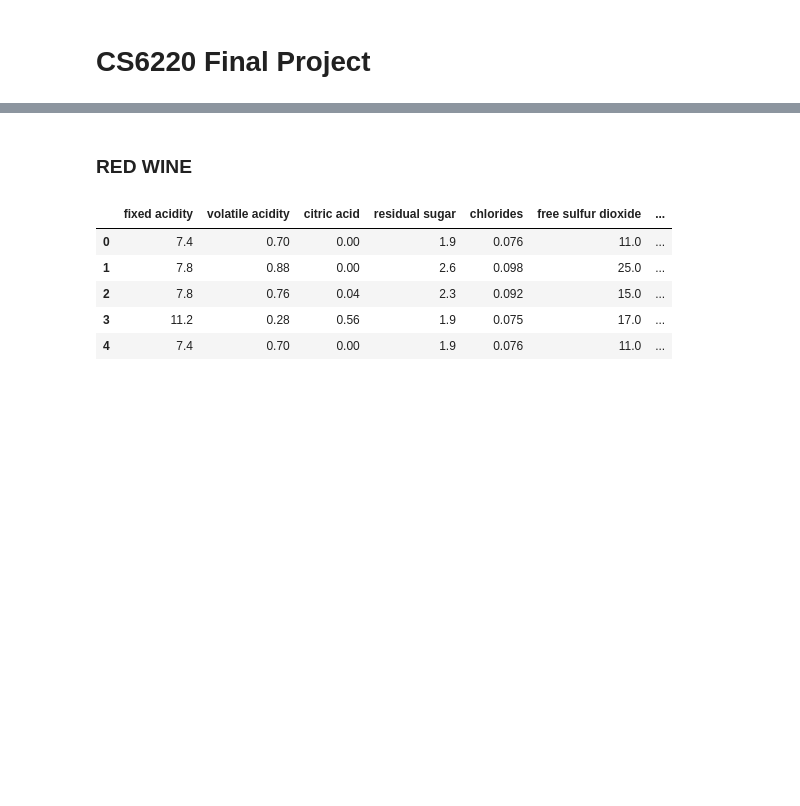
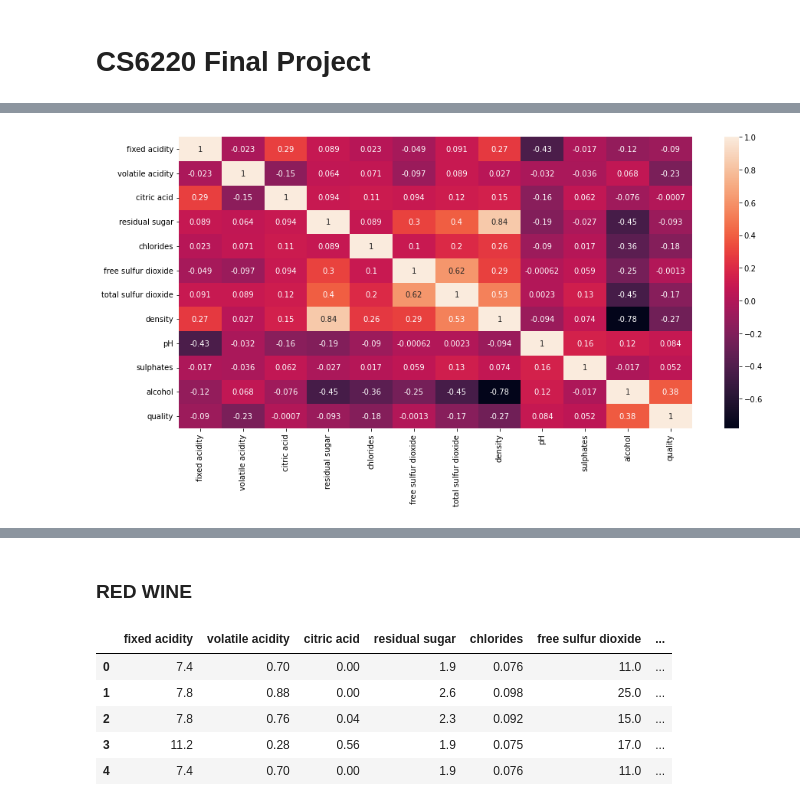
Before and after one commit to aadityasp/Wine-Quality-Prediction, a Jupyter notebook: Final Project.ipynb, the cells around one changed output, grey strips where cells are left out. Cells and saved outputs as stored; diff of their text form; code cells hidden in the pictures; blank space fills up the shorter version.

```diff
--- a/Final Project.ipynb
+++ b/Final Project.ipynb
@@ -20,0 +125,3 @@ warnings.filterwarnings('ignore')
+# %%
+df2=pd.read_csv('winequality-white.csv', sep=";")
+df2.head(20)
@@ -20,0 +158,9 @@ warnings.filterwarnings('ignore')
+# %%
+# Convert the Regression problem to classification by thresholding the target variable.
+
+Threshold = 6
+
+df2['quality'] = np.where(df2['quality']< Threshold , False, df2['quality'])
+df2['quality'] = np.where(df2['quality'] >= Threshold , True, df2['quality'])
+
+df2.head(100)
@@ -20,0 +197,8 @@ warnings.filterwarnings('ignore')
+# %%
+# correlation by visualization
+plt.figure(figsize=[15,7])
+# plot correlation
+sb.heatmap(df2.corr(),annot=True)
+plt.show()
+# %% [output]
+[figure, added]
```
Also changed, not shown: parts of 119 cells of this notebook, 2 other files.
